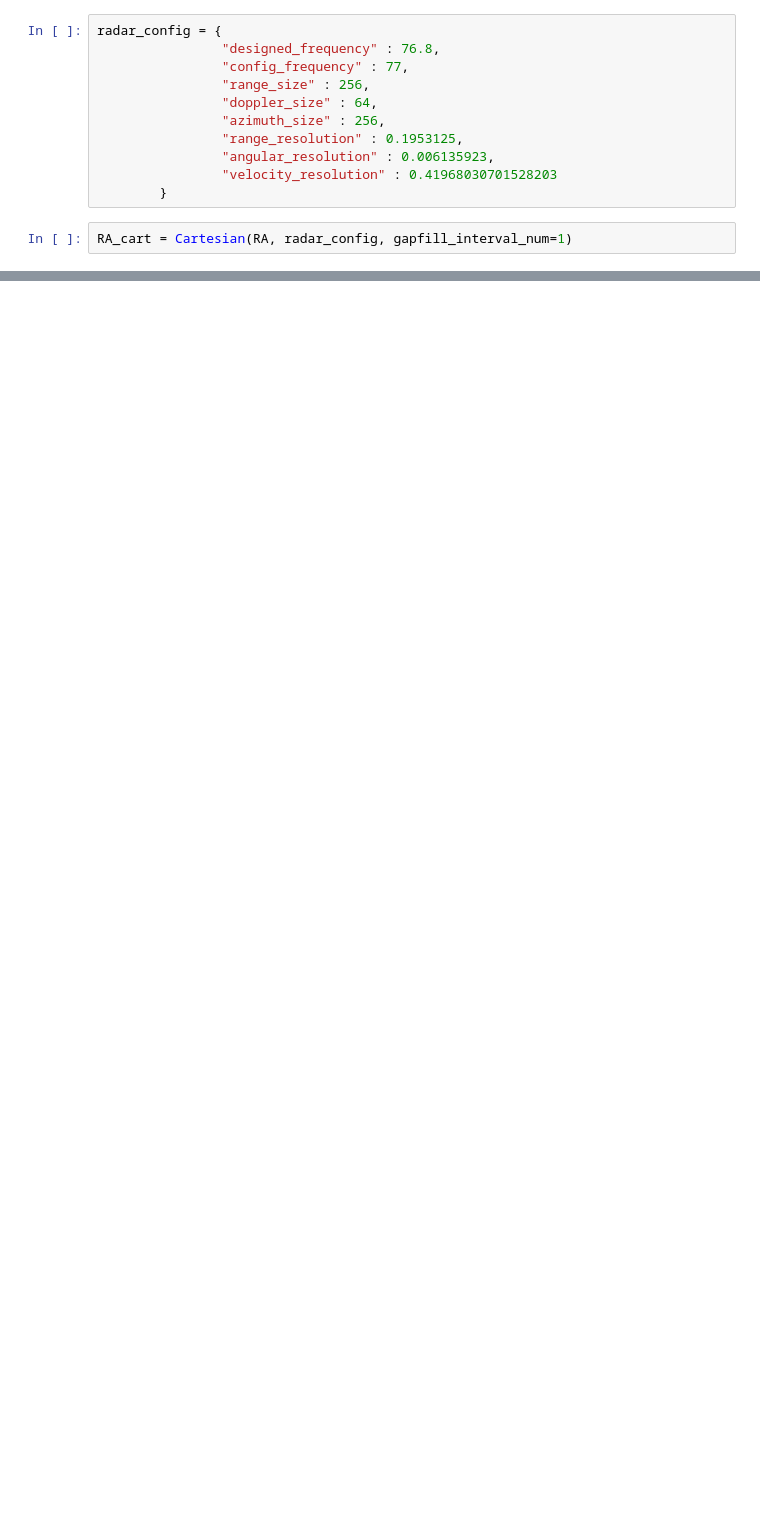
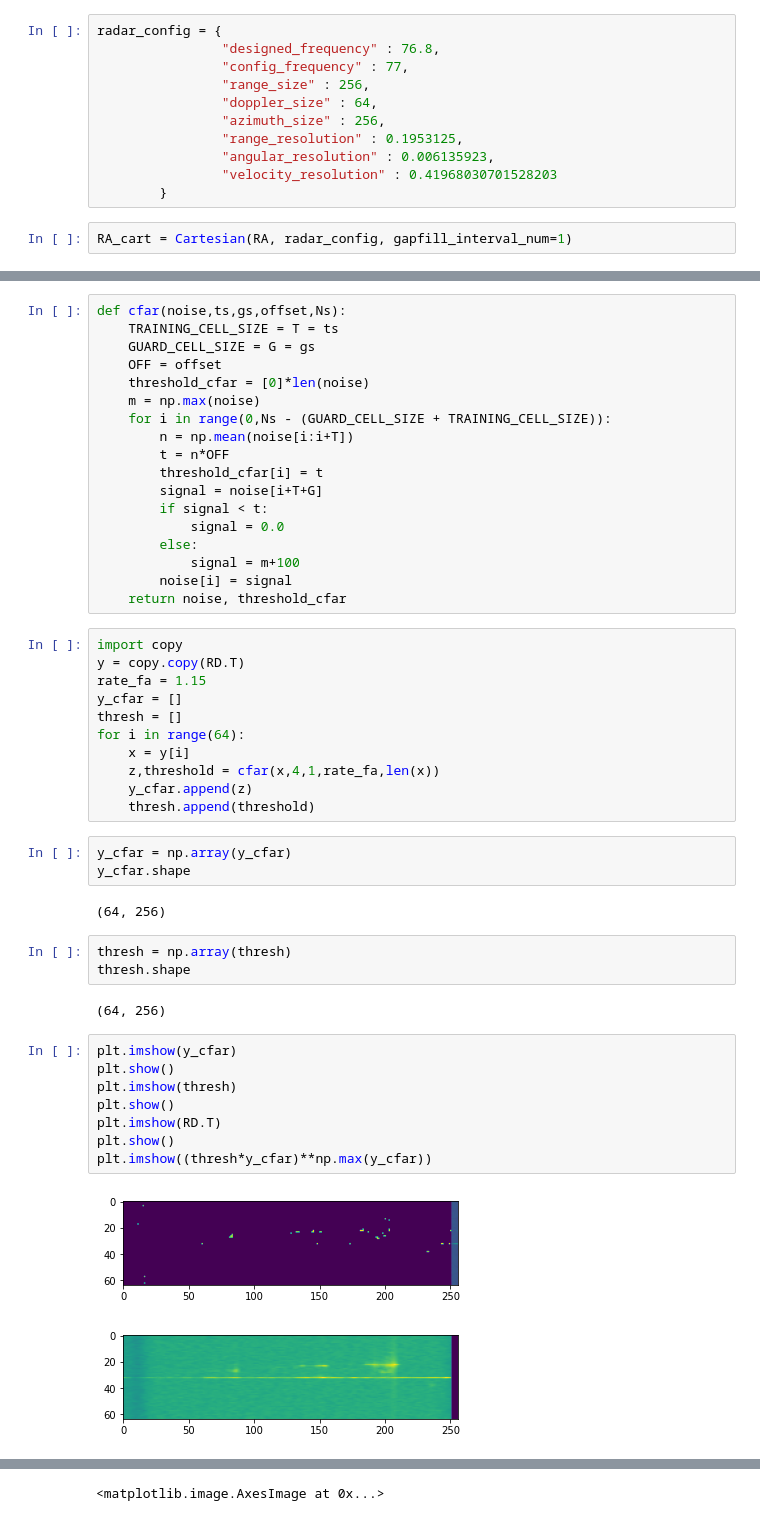
Before and after one commit to ArkaprabhaChakraborty/RADAR_Notebooks, a Jupyter notebook: process.ipynb, the cells around one changed output, grey strips where cells are left out. Drawn from its saved outputs; the diff is of its cells as text; blank space fills up the shorter version.

```diff
--- a/process.ipynb
+++ b/process.ipynb
@@ -267,0 +145,50 @@ plt.show()
+# %%
+def cfar(noise,ts,gs,offset,Ns):
+    TRAINING_CELL_SIZE = T = ts
+    GUARD_CELL_SIZE = G = gs
+    OFF = offset
+    threshold_cfar = [0]*len(noise)
+    m = np.max(noise)
+    for i in range(0,Ns - (GUARD_CELL_SIZE + TRAINING_CELL_SIZE)):
+        n = np.mean(noise[i:i+T])
+        t = n*OFF
+        threshold_cfar[i] = t
+        signal = noise[i+T+G]
+        if signal < t:
+            signal = 0.0
+        else:
+            signal = m+100
+        noise[i] = signal
+    return noise, threshold_cfar
+# %%
+import copy
+y = copy.copy(RD.T)
+rate_fa = 1.15
+y_cfar = []
+thresh = []
+for i in range(64):
+    x = y[i]
+    z,threshold = cfar(x,4,1,rate_fa,len(x))
+    y_cfar.append(z)
+    thresh.append(threshold)
+# %%
+y_cfar = np.array(y_cfar)
+y_cfar.shape
+# %% [output]
+(64, 256)
+# %%
+thresh = np.array(thresh)
+thresh.shape
+# %% [output]
+(64, 256)
+# %%
+plt.imshow(y_cfar)
+plt.show()
+plt.imshow(thresh)
+plt.show()
+plt.imshow(RD.T)
+plt.show()
+plt.imshow((thresh*y_cfar)**np.max(y_cfar))
+# %% [output]
+[figure, added]
+[figure, added]
@@ -267,0 +196 @@ plt.show()
+<matplotlib.image.AxesImage at 0x...>
```
Also changed, not shown: parts of 23 cells of this notebook, 3 other files.
